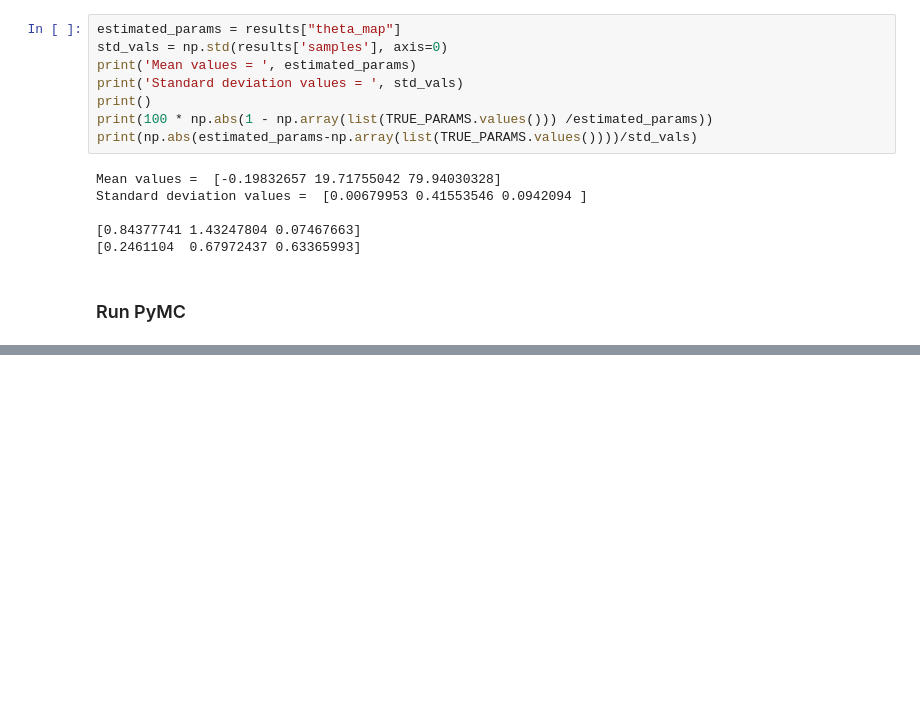
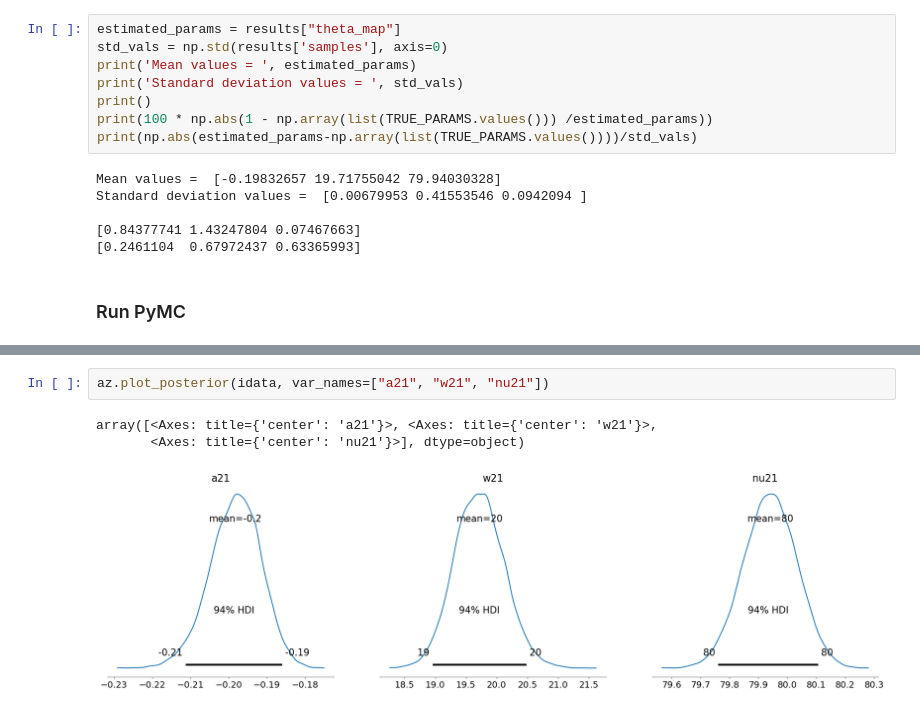
Before and after one commit to christianhbye/MIST-global-signal, a Jupyter notebook: notebooks/fitting-24hr.ipynb, the cells around one changed output, grey strips where cells are left out. Drawn from its saved outputs; the diff is of its cells as text; blank space fills up the shorter version.

```diff
--- a/notebooks/fitting-24hr.ipynb
+++ b/notebooks/fitting-24hr.ipynb
@@ -237,0 +263,6 @@ az.plot_trace(idata, combined=True)
+# %%
+az.plot_posterior(idata, var_names=["a21", "w21", "nu21"])
+# %% [output]
+array([<Axes: title={'center': 'a21'}>, <Axes: title={'center': 'w21'}>,
+       <Axes: title={'center': 'nu21'}>], dtype=object)
+[figure, added]
```
Also changed, not shown: parts of 7 cells of this notebook.
